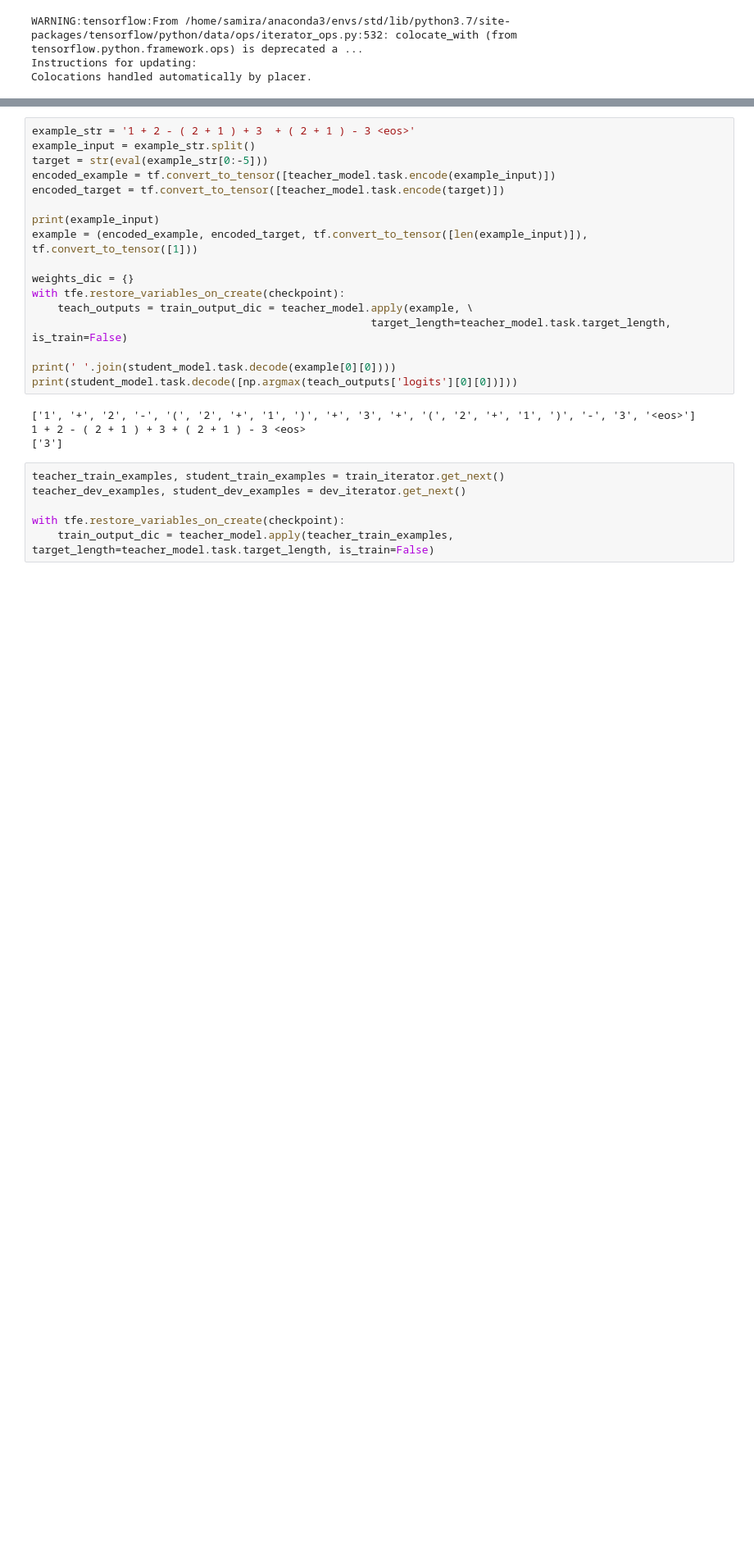
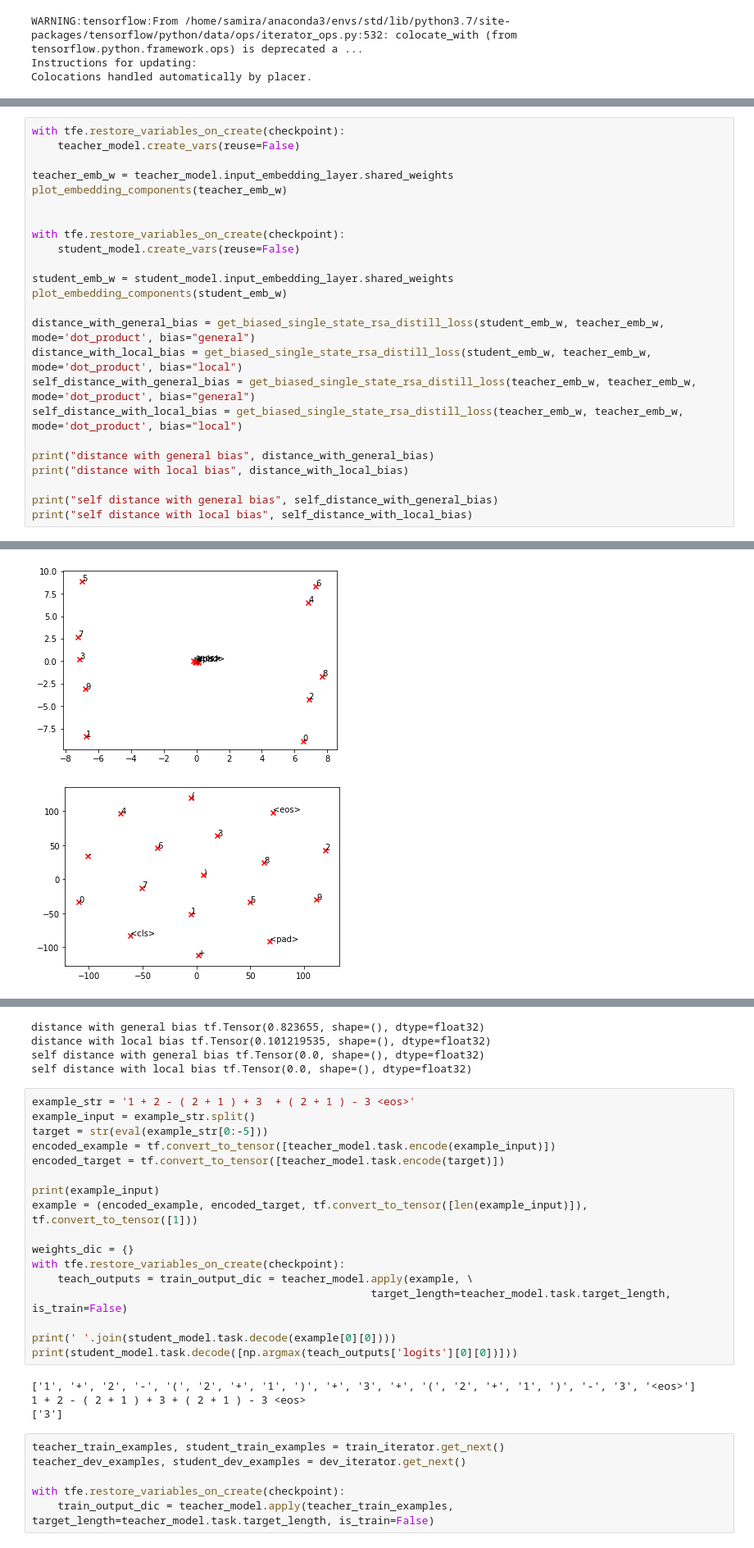
Before and after one commit to samiraabnar/SolutionDistillation, a Jupyter notebook: notebooks/Representations.ipynb, the cells around one changed output, grey strips where cells are left out. Shown: that part at 82% size. Cells and saved outputs as stored; diff of their text form; blank space fills up the shorter version.

```diff
--- a/notebooks/Representations.ipynb
+++ b/notebooks/Representations.ipynb
@@ -348,0 +341,25 @@ WARNING:tensorflow:<tensorflow.python.ops.rnn_cell_impl.LSTMCell object at 0x...
+# %%
+with tfe.restore_variables_on_create(checkpoint):
+    teacher_model.create_vars(reuse=False)
+
+teacher_emb_w = teacher_model.input_embedding_layer.shared_weights
+plot_embedding_components(teacher_emb_w)
+
+
+with tfe.restore_variables_on_create(checkpoint):
+    student_model.create_vars(reuse=False)
+
+student_emb_w = student_model.input_embedding_layer.shared_weights
+plot_embedding_components(student_emb_w)
+
+distance_with_general_bias = get_biased_single_state_rsa_distill_loss(student_emb_w, teacher_emb_w, mode='dot_product', bias="general")
+distance_with_local_bias = get_biased_single_state_rsa_distill_loss(student_emb_w, teacher_emb_w, mode='dot_product', bias="local")
+self_distance_with_general_bias = get_biased_single_state_rsa_distill_loss(teacher_emb_w, teacher_emb_w, mode='dot_product', bias="general")
+self_distance_with_local_bias = get_biased_single_state_rsa_distill_loss(teacher_emb_w, teacher_emb_w, mode='dot_product', bias="local")
+
+print("distance with general bias", distance_with_general_bias)
+print("distance with local bias", distance_with_local_bias)
+
+print("self distance with general bias", self_distance_with_general_bias)
+print("self distance with local bias", self_distance_with_local_bias)
+# %% [output]
@@ -348,0 +368,2 @@ WARNING:tensorflow:<tensorflow.python.ops.rnn_cell_impl.LSTMCell object at 0x...
+[figure, added]
+[figure, added]
@@ -349,3 +372,7 @@ WARNING:tensorflow:<tensorflow.python.ops.rnn_cell_impl.LSTMCell object at 0x...
+distance with general bias tf.Tensor(0.823655, shape=(), dtype=float32)
+distance with local bias tf.Tensor(0.101219535, shape=(), dtype=float32)
+self distance with general bias tf.Tensor(0.0, shape=(), dtype=float32)
+self distance with local bias tf.Tensor(0.0, shape=(), dtype=float32)
 # %%
 example_str = '1 + 2 - ( 2 + 1 ) + 3  + ( 2 + 1 ) - 3 <eos>'
 example_input = example_str.split()
```
Also changed, not shown: parts of 15 cells of this notebook, 3 other files.
